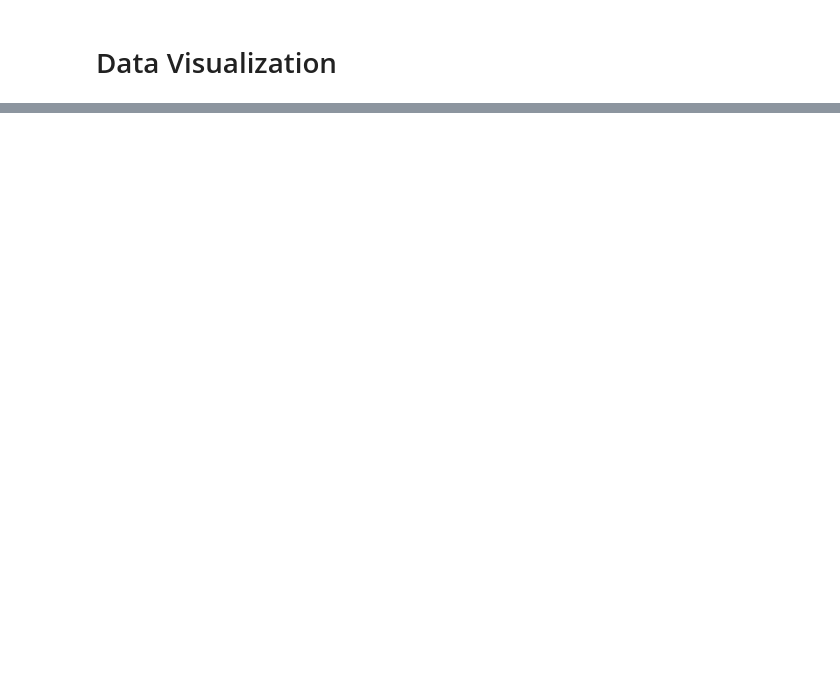
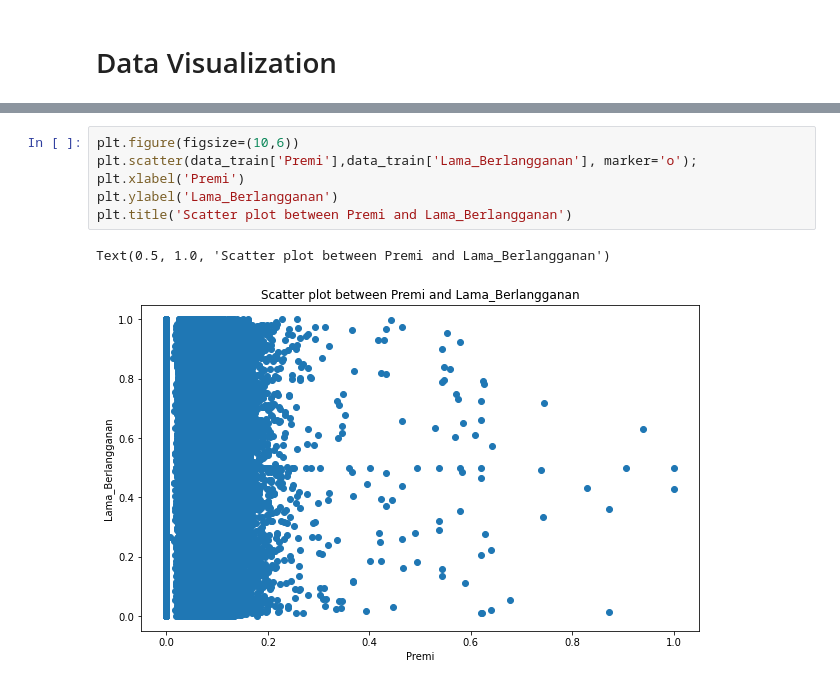
Before and after one commit to hilaler/Used-Car-interest, a Jupyter notebook: ScratchClustering.ipynb, the cells around one changed output, grey strips where cells are left out. Saved outputs shown, nothing was run; the diff lists cells and outputs as text; blank space fills up the shorter version.

```diff
--- a/ScratchClustering.ipynb
+++ b/ScratchClustering.ipynb
@@ -123,0 +128,9 @@ sns.barplot(x='Umur_Kendaraan', y='Tertarik', data=data_train)
+# %%
+plt.figure(figsize=(10,6))
+plt.scatter(data_train['Premi'],data_train['Lama_Berlangganan'], marker='o');
+plt.xlabel('Premi')
+plt.ylabel('Lama_Berlangganan')
+plt.title('Scatter plot between Premi and Lama_Berlangganan')
+# %% [output]
+Text(0.5, 1.0, 'Scatter plot between Premi and Lama_Berlangganan')
+[figure, added]
```
Also changed, not shown: parts of 30 cells of this notebook.
